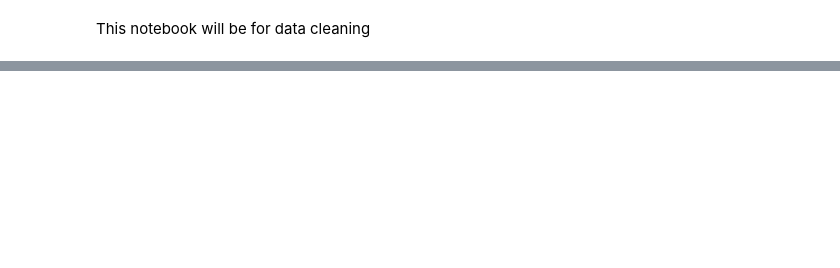
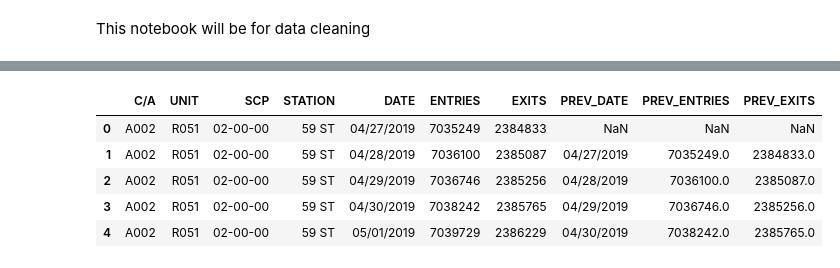
Before and after one commit to anubhavpar/sturdy-goggles, a Jupyter notebook: data_cleaning.ipynb, the cells around one changed output, grey strips where cells are left out. Saved outputs shown, nothing was run; the diff lists cells and outputs as text; code cells hidden in the pictures; blank space fills up the shorter version.

```diff
--- a/data_cleaning.ipynb
+++ b/data_cleaning.ipynb
@@ -31,0 +37,4 @@ dtype: int64
+# %%
+# converting to datetime
+mta_df["DATE_TIME"] = pd.to_datetime(mta_df.DATE + " " + mta_df.TIME,
+                                            format="%m/%d/%Y %H:%M:%S")
@@ -31,0 +64,9 @@ dtype: int64
+# %%
+mta_daily.head()
+# %% [output]
+|  | C/A | UNIT | SCP | STATION | DATE | ENTRIES | EXITS | PREV_DATE | PREV_ENTRIES | PREV_EXITS |
+| 0 | A002 | R051 | 02-00-00 | 59 ST | 04/27/2019 | 7035249 | 2384833 | NaN | NaN | NaN |
+| 1 | A002 | R051 | 02-00-00 | 59 ST | 04/28/2019 | 7036100 | 2385087 | 04/27/2019 | 7035249.0 | 2384833.0 |
+| 2 | A002 | R051 | 02-00-00 | 59 ST | 04/29/2019 | 7036746 | 2385256 | 04/28/2019 | 7036100.0 | 2385087.0 |
+| 3 | A002 | R051 | 02-00-00 | 59 ST | 04/30/2019 | 7038242 | 2385765 | 04/29/2019 | 7036746.0 | 2385256.0 |
+| 4 | A002 | R051 | 02-00-00 | 59 ST | 05/01/2019 | 7039729 | 2386229 | 04/30/2019 | 7038242.0 | 2385765.0 |
```
Also changed, not shown: parts of 30 cells of this notebook.
